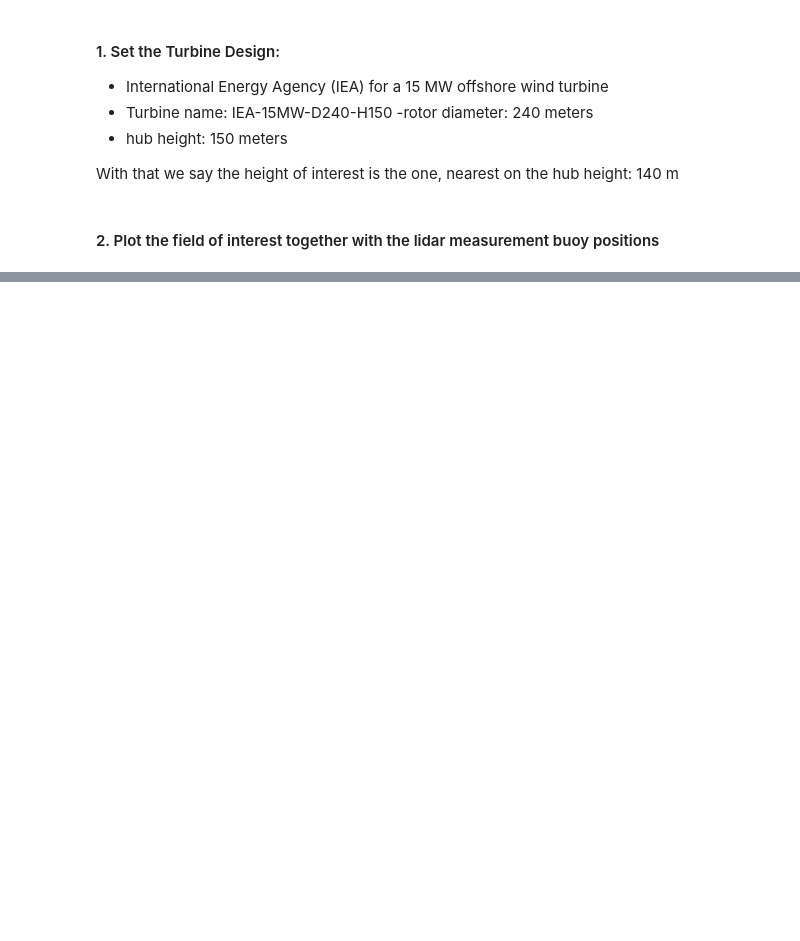
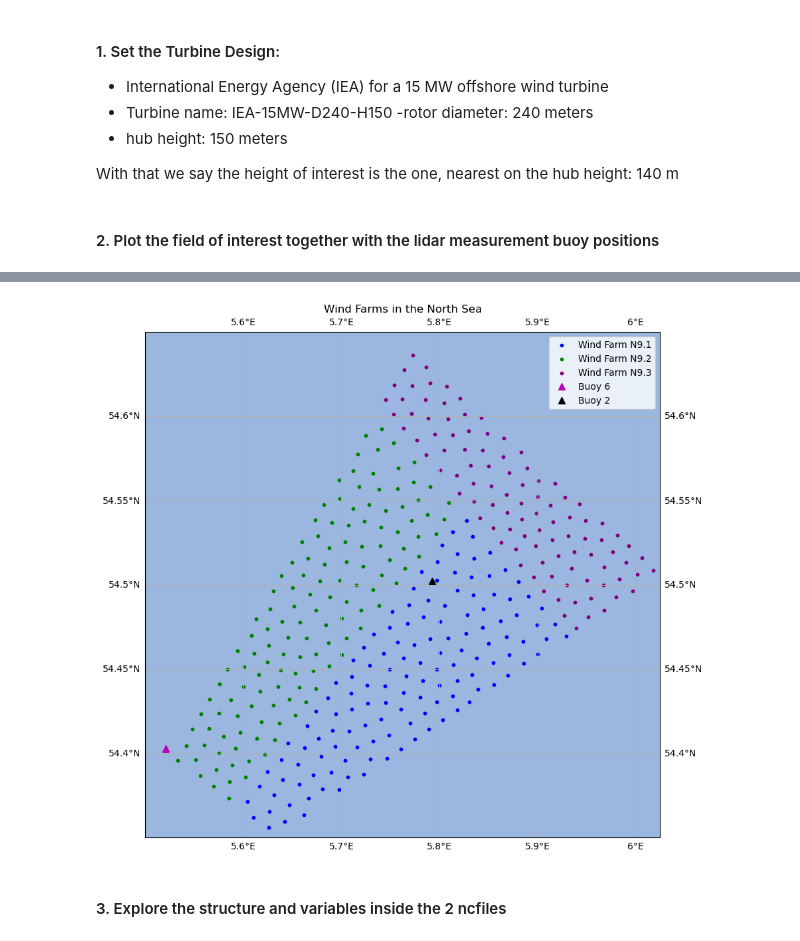
Before and after one commit to boujuan/StudentProject-Yield-Predictions-Offshore, a Jupyter notebook: Main.ipynb, the cells around one changed output, grey strips where cells are left out. Drawn from its saved outputs; the diff is of its cells as text; code cells hidden in the pictures; blank space fills up the shorter version.

```diff
--- a/Main.ipynb
+++ b/Main.ipynb
@@ -110,0 +81,6 @@ DriverError: data/shapefiles/DNK/DNK_adm1.shp: No such file or directory
+# %%
+plotting.plot_wind_farms_and_buoys_zoomed(data_N9_1, data_N9_2, data_N9_3)
+# %% [output]
+[figure, added]
+# %% [markdown]
+#### 3. Explore the structure and variables inside the  2 ncfiles
```
Also changed, not shown: parts of 11 cells of this notebook, 1 other file.
